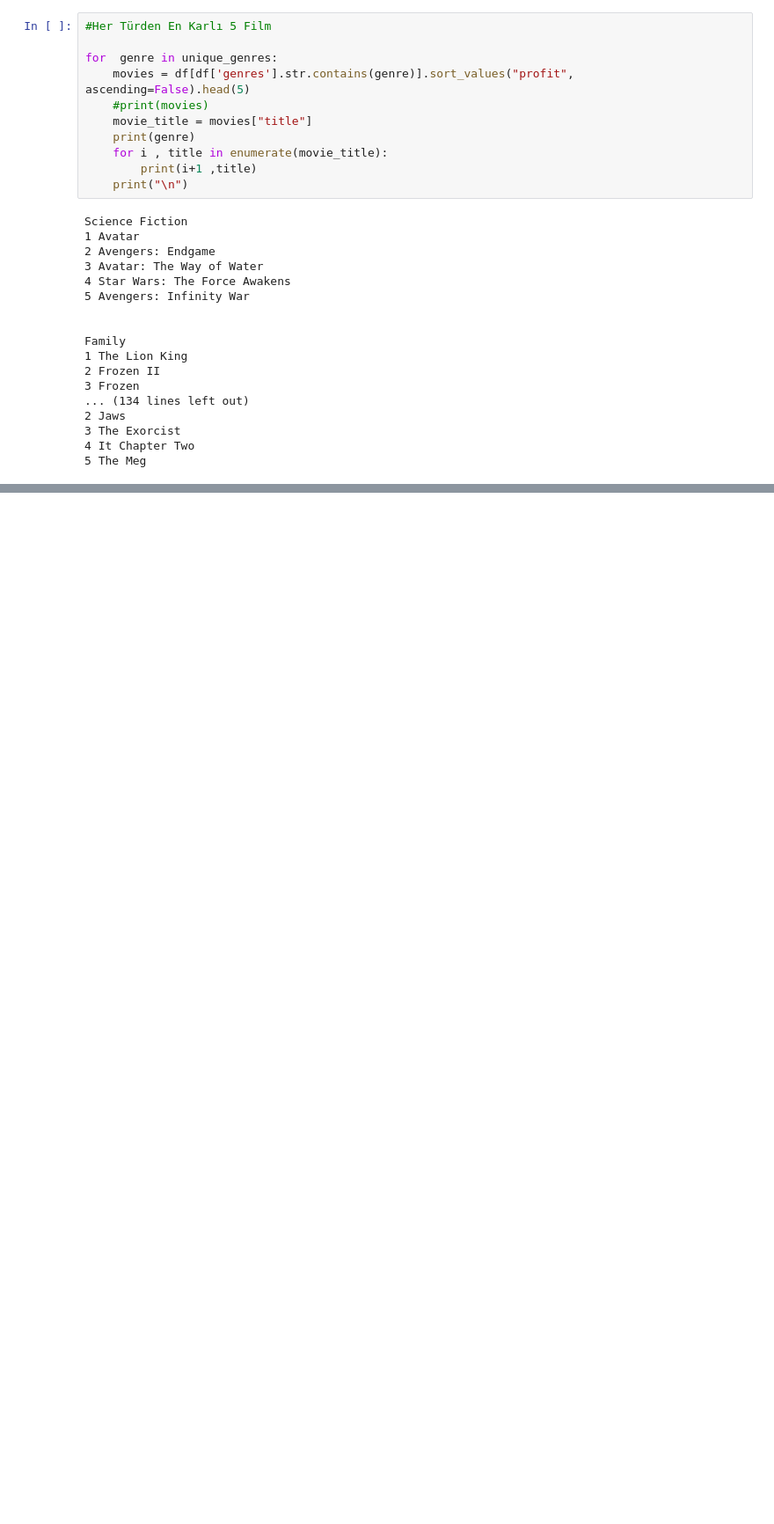
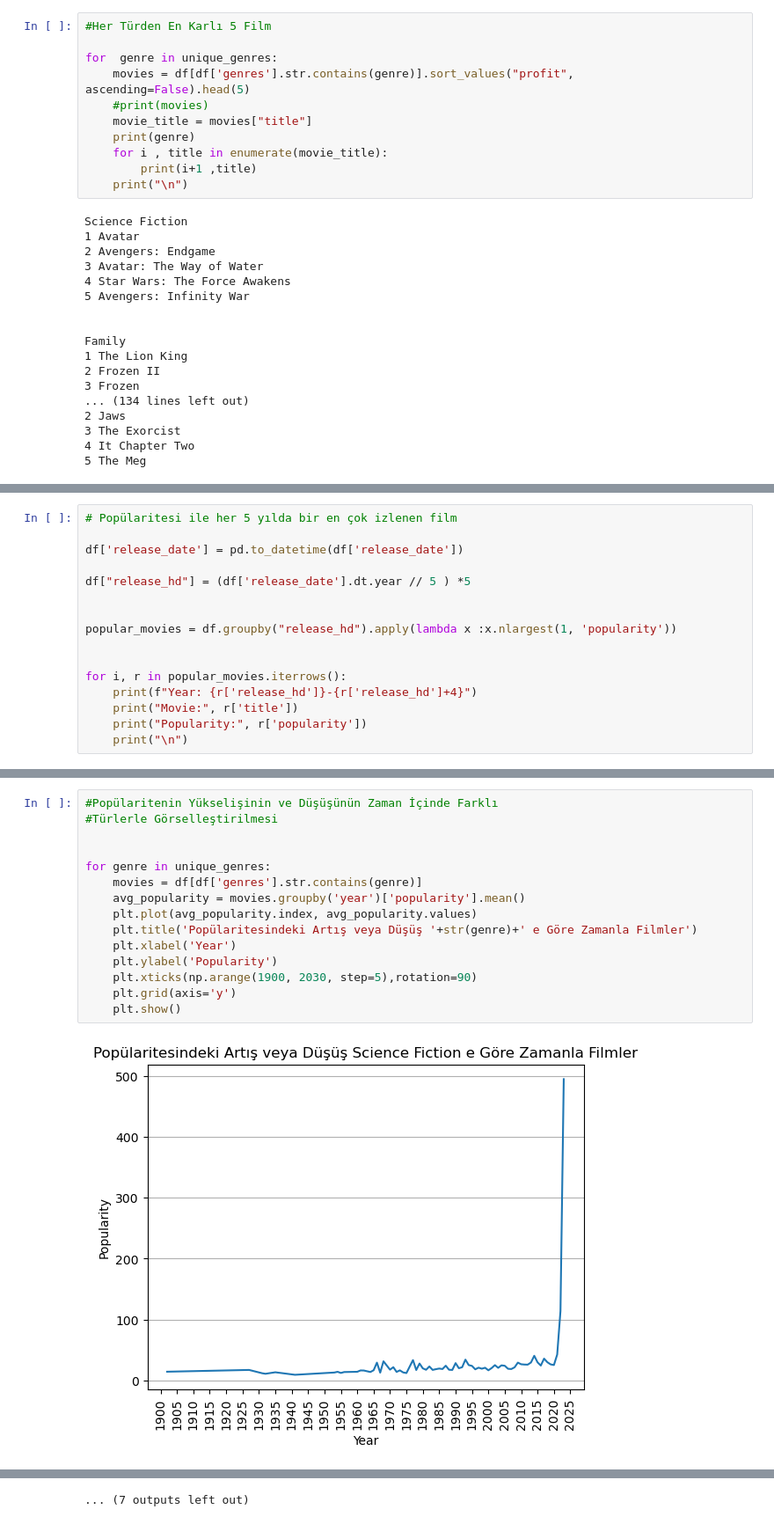
Before and after one commit to aysebayrak/Top-10000-popular-Movies-TMDB, a Jupyter notebook: data-analysis.ipynb, the cells around one changed output, grey strips where cells are left out. Shown at 88% size. Saved outputs shown, nothing was run; the diff lists cells and outputs as text; blank space fills up the shorter version.

```diff
--- a/data-analysis.ipynb
+++ b/data-analysis.ipynb
@@ -443,0 +471,16 @@ Family
+# %%
+# Popülaritesi ile her 5 yılda bir en çok izlenen film
+
+df['release_date'] = pd.to_datetime(df['release_date'])
+
+df["release_hd"] = (df['release_date'].dt.year // 5 ) *5
+
+
+popular_movies = df.groupby("release_hd").apply(lambda x :x.nlargest(1, 'popularity'))
+
+
+for i, r in popular_movies.iterrows():
+    print(f"Year: {r['release_hd']}-{r['release_hd']+4}")
+    print("Movie:", r['title'])
+    print("Popularity:", r['popularity'])
+    print("\n")
@@ -443,0 +570,17 @@ Family
+# %%
+#Popülaritenin Yükselişinin ve Düşüşünün Zaman İçinde Farklı
+#Türlerle Görselleştirilmesi
+
+
+for genre in unique_genres:
+    movies = df[df['genres'].str.contains(genre)]
+    avg_popularity = movies.groupby('year')['popularity'].mean()
+    plt.plot(avg_popularity.index, avg_popularity.values)
+    plt.title('Popülaritesindeki Artış veya Düşüş '+str(genre)+' e Göre Zamanla Filmler')
+    plt.xlabel('Year')
+    plt.ylabel('Popularity')
+    plt.xticks(np.arange(1900, 2030, step=5),rotation=90)
+    plt.grid(axis='y')
+    plt.show()
+# %% [output]
+[figure, added]
@@ -443,0 +598 @@ Family
+... (7 outputs left out)
```
Also changed, not shown: parts of 7 cells of this notebook.
